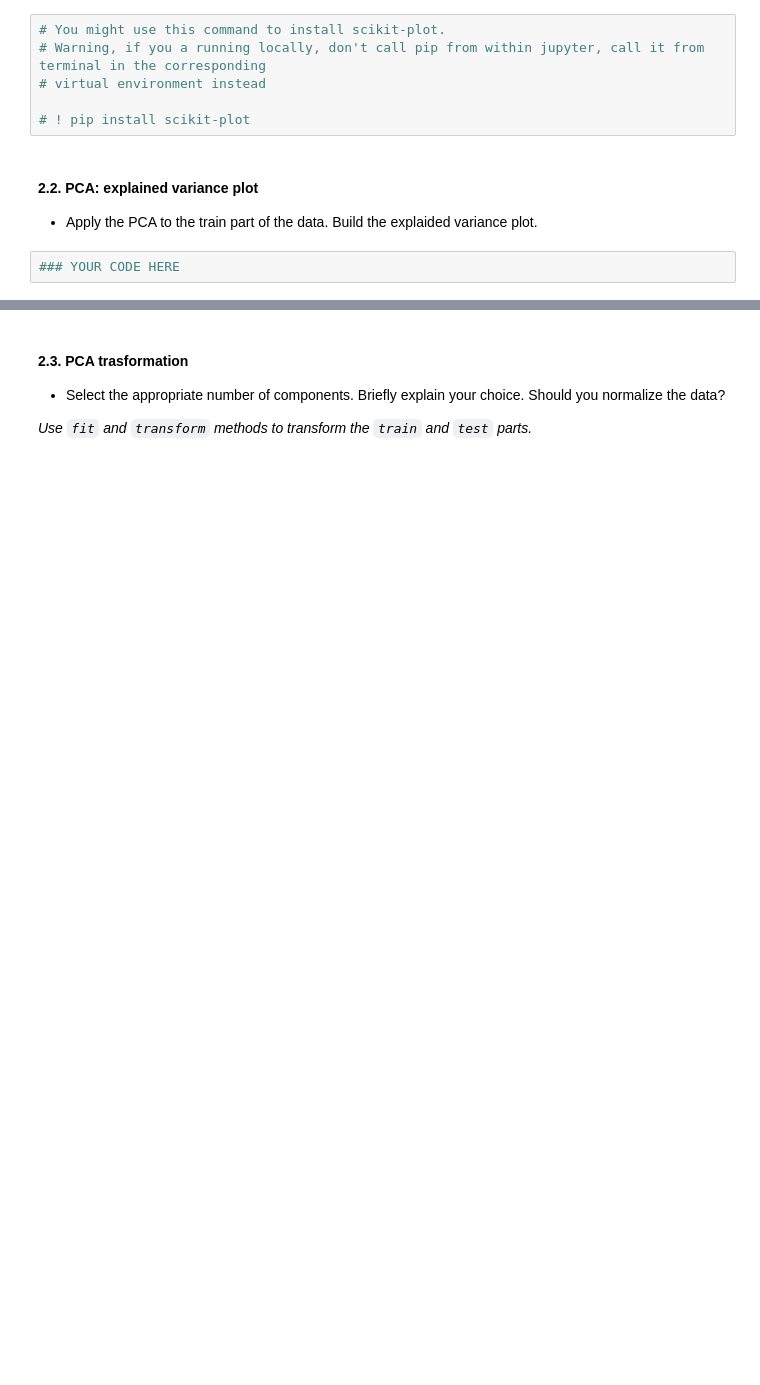
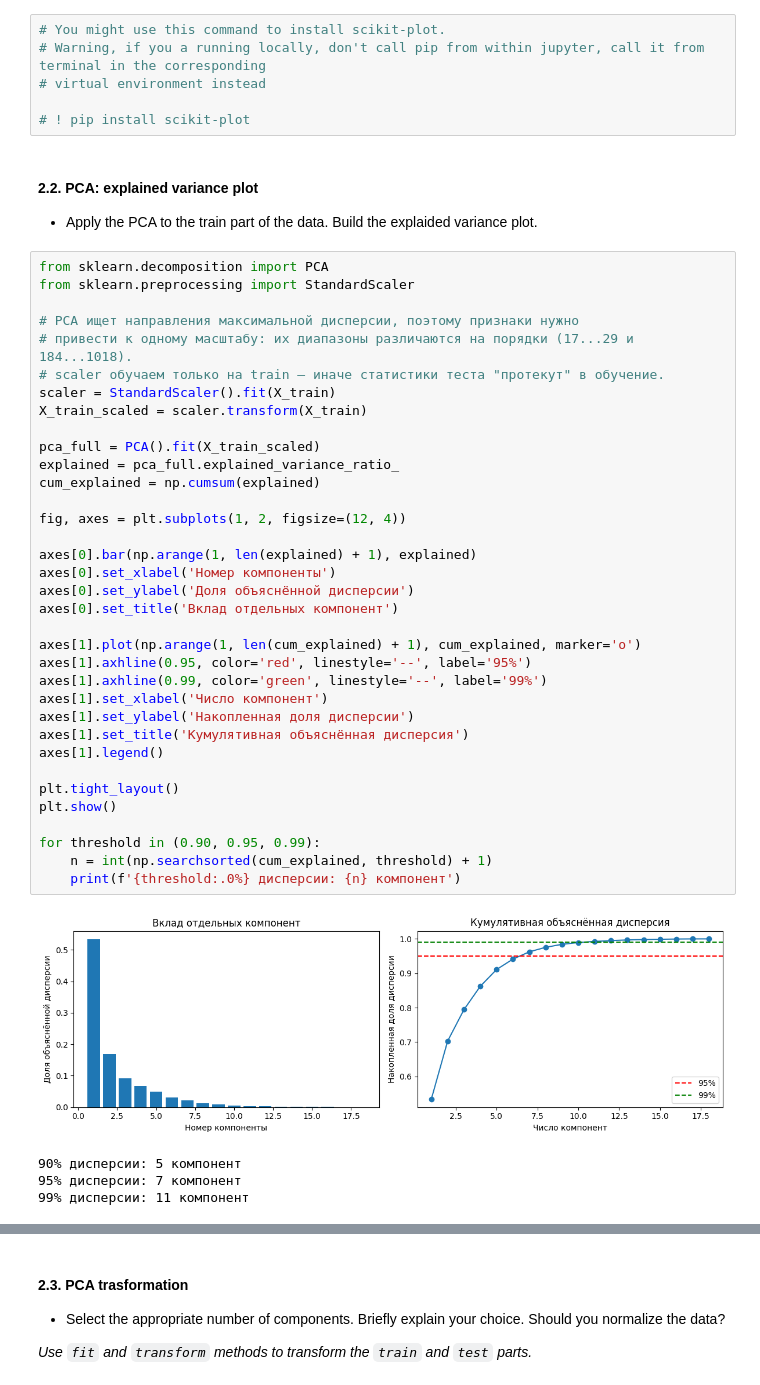
Before and after one commit to izvezdakov/ML, a Jupyter notebook: lab01/lab01_part2_ml_pipeline.ipynb, the cells around one changed output, grey strips where cells are left out. Drawn from its saved outputs; the diff is of its cells as text; blank space fills up the shorter version.

```diff
--- a/lab01/lab01_part2_ml_pipeline.ipynb
+++ b/lab01/lab01_part2_ml_pipeline.ipynb
@@ -119,5 +200,43 @@ Here you are supposed to perform the desired transformations. Please, explain yo
 # %% [markdown]
 #### 2.2. PCA: explained variance plot
 * Apply the PCA to the train part of the data. Build the explaided variance plot.
-# %%
-### YOUR CODE HERE
+# %%
+from sklearn.decomposition import PCA
+from sklearn.preprocessing import StandardScaler
+
+# PCA ищет направления максимальной дисперсии, поэтому признаки нужно
+# привести к одному масштабу: их диапазоны различаются на порядки (17...29 и 184...1018).
+# scaler обучаем только на train — иначе статистики теста "протекут" в обучение.
+scaler = StandardScaler().fit(X_train)
+X_train_scaled = scaler.transform(X_train)
+
+pca_full = PCA().fit(X_train_scaled)
+explained = pca_full.explained_variance_ratio_
+cum_explained = np.cumsum(explained)
+
+fig, axes = plt.subplots(1, 2, figsize=(12, 4))
+
+axes[0].bar(np.arange(1, len(explained) + 1), explained)
+axes[0].set_xlabel('Номер компоненты')
+axes[0].set_ylabel('Доля объяснённой дисперсии')
+axes[0].set_title('Вклад отдельных компонент')
+
+axes[1].plot(np.arange(1, len(cum_explained) + 1), cum_explained, marker='o')
+axes[1].axhline(0.95, color='red', linestyle='--', label='95%')
+axes[1].axhline(0.99, color='green', linestyle='--', label='99%')
+axes[1].set_xlabel('Число компонент')
+axes[1].set_ylabel('Накопленная доля дисперсии')
+axes[1].set_title('Кумулятивная объяснённая дисперсия')
+axes[1].legend()
+
+plt.tight_layout()
+plt.show()
+
+for threshold in (0.90, 0.95, 0.99):
+    n = int(np.searchsorted(cum_explained, threshold) + 1)
+    print(f'{threshold:.0%} дисперсии: {n} компонент')
+# %% [output]
+[figure, added]
+90% дисперсии: 5 компонент
+95% дисперсии: 7 компонент
+99% дисперсии: 11 компонент
```
Also changed, not shown: parts of 13 cells of this notebook.
